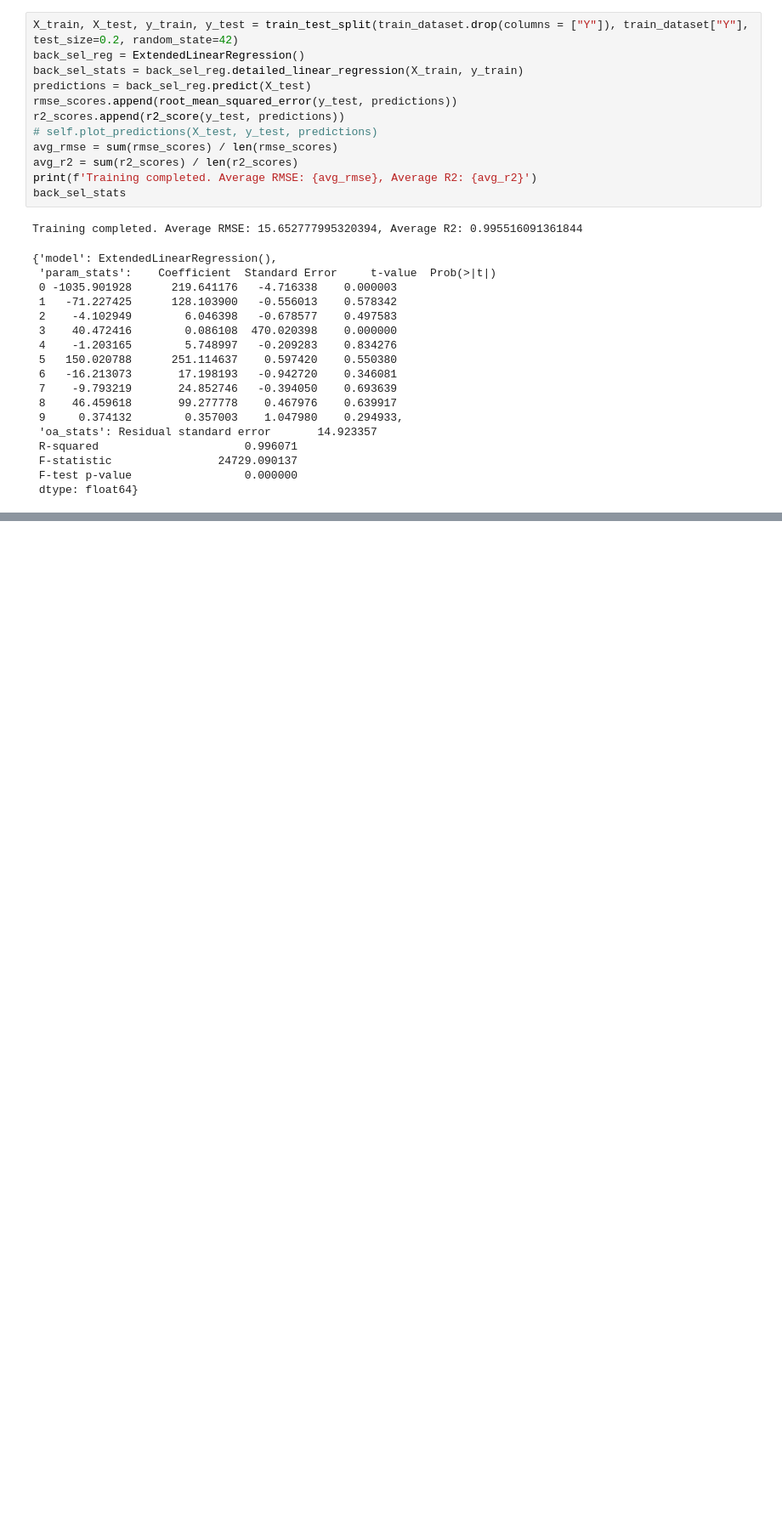
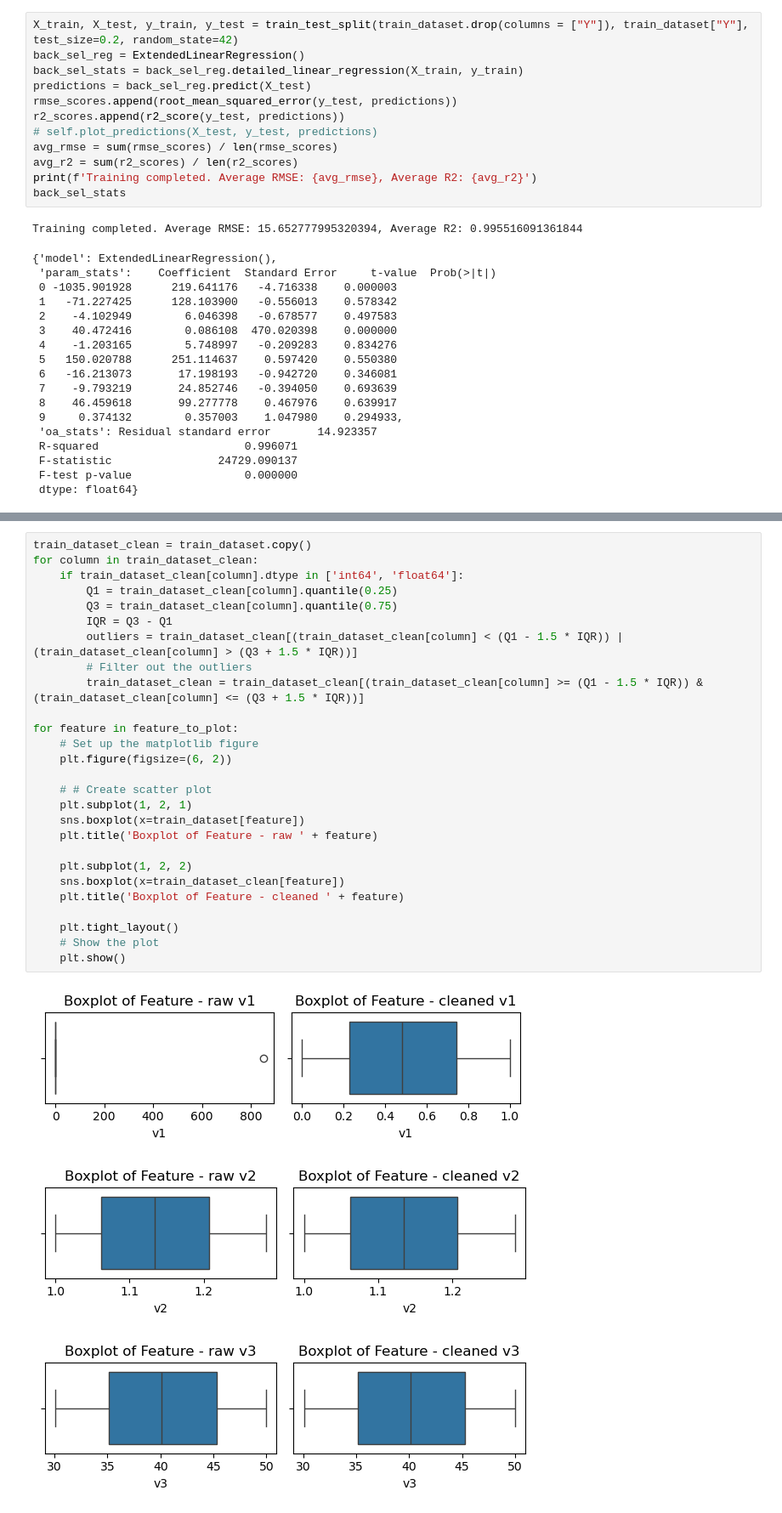
Before and after one commit to huytrnq/Statistical_Learning_Regression, a Jupyter notebook: feature_importance.ipynb, the cells around one changed output, grey strips where cells are left out. Shown at 85% size. Drawn from its saved outputs; the diff is of its cells as text; blank space fills up the shorter version.

```diff
--- a/feature_importance.ipynb
+++ b/feature_importance.ipynb
@@ -501,0 +309,31 @@ for feature in feature_to_plot:
+# %%
+train_dataset_clean = train_dataset.copy()
+for column in train_dataset_clean:
+    if train_dataset_clean[column].dtype in ['int64', 'float64']:
+        Q1 = train_dataset_clean[column].quantile(0.25)
+        Q3 = train_dataset_clean[column].quantile(0.75)
+        IQR = Q3 - Q1
+        outliers = train_dataset_clean[(train_dataset_clean[column] < (Q1 - 1.5 * IQR)) | (train_dataset_clean[column] > (Q3 + 1.5 * IQR))]
+        # Filter out the outliers
+        train_dataset_clean = train_dataset_clean[(train_dataset_clean[column] >= (Q1 - 1.5 * IQR)) & (train_dataset_clean[column] <= (Q3 + 1.5 * IQR))]
+
+for feature in feature_to_plot:
+    # Set up the matplotlib figure
+    plt.figure(figsize=(6, 2))
+
+    # # Create scatter plot
+    plt.subplot(1, 2, 1)
+    sns.boxplot(x=train_dataset[feature])
+    plt.title('Boxplot of Feature - raw ' + feature)
+
+    plt.subplot(1, 2, 2)
+    sns.boxplot(x=train_dataset_clean[feature])
+    plt.title('Boxplot of Feature - cleaned ' + feature)
+
+    plt.tight_layout()
+    # Show the plot
+    plt.show()
+# %% [output]
+[figure, added]
+[figure, added]
+[figure, added]
```
Also changed, not shown: parts of 12 cells of this notebook, 2 other files.
